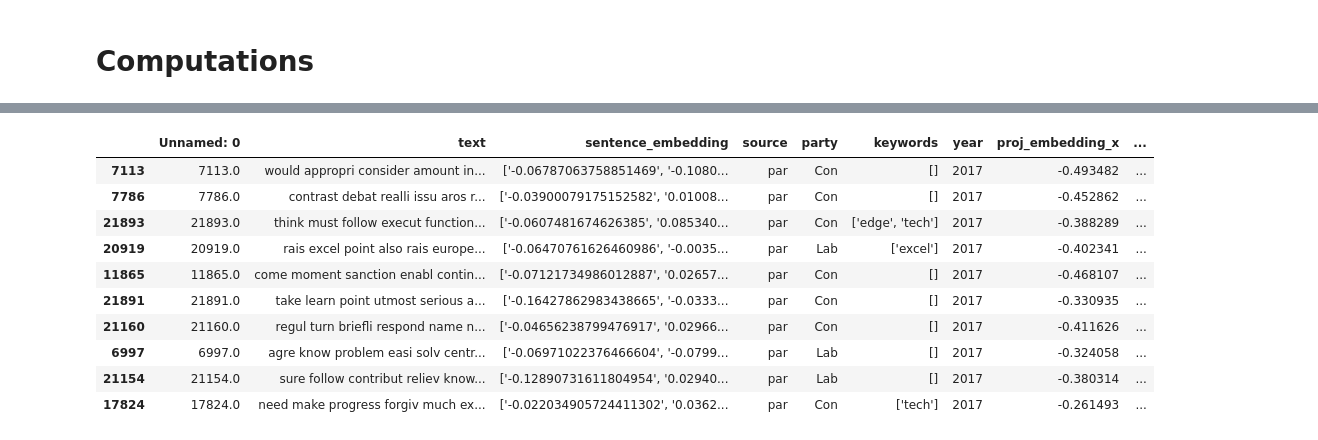
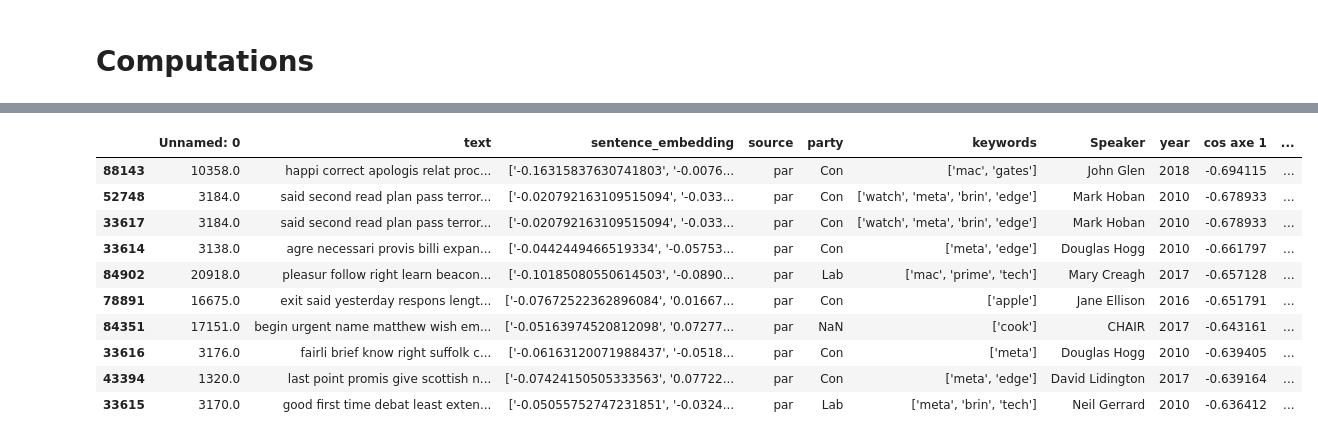
Before and after one commit to alexmaxad/ML-for-political-science, a Jupyter notebook: notebooks/word analysis/partizan_articles.ipynb, the cells around one changed output, grey strips where cells are left out. Cells and saved outputs as stored; diff of their text form; code cells hidden in the pictures.

```diff
--- a/notebooks/word analysis/partizan_articles.ipynb
+++ b/notebooks/word analysis/partizan_articles.ipynb
@@ -49,2 +17,7 @@ Cosine Similarity b1-b2: 0.09162228538266397
 # %% [markdown]
 # **Computations**
+# %%
+df_BT = pd.read_csv('data/current_dataframes/df_BT', index_col=[0]).reset_index()
+# %%
+df = df_BT.loc[df_BT['year'] == 2017]
+df = df_BT.loc[df_BT['class'].isin(['ap', 'fb'])]
@@ -87,14 +76,14 @@ scatter_representative_speeches(df_2017, 30)
 # %%
-representative_speeches(df_2017, 10)[1]
+representative_speeches(df, 10)[1]
 # %% [output]
-|  | Unnamed: 0 | text | sentence_embedding | source | party | keywords | year | proj_embedding_x | ... |
-| 7113 | 7113.0 | would appropri consider amount in... | ['-0.06787063758851469', '-0.1080... | par | Con | [] | 2017 | -0.493482 | ... |
-| 7786 | 7786.0 | contrast debat realli issu aros r... | ['-0.03900079175152582', '0.01008... | par | Con | [] | 2017 | -0.452862 | ... |
-| 21893 | 21893.0 | think must follow execut function... | ['-0.0607481674626385', '0.085340... | par | Con | ['edge', 'tech'] | 2017 | -0.388289 | ... |
-| 20919 | 20919.0 | rais excel point also rais europe... | ['-0.06470761626460986', '-0.0035... | par | Lab | ['excel'] | 2017 | -0.402341 | ... |
-| 11865 | 11865.0 | come moment sanction enabl contin... | ['-0.07121734986012887', '0.02657... | par | Con | [] | 2017 | -0.468107 | ... |
-| 21891 | 21891.0 | take learn point utmost serious a... | ['-0.16427862983438665', '-0.0333... | par | Con | [] | 2017 | -0.330935 | ... |
-| 21160 | 21160.0 | regul turn briefli respond name n... | ['-0.04656238799476917', '0.02966... | par | Con | [] | 2017 | -0.411626 | ... |
-| 6997 | 6997.0 | agre know problem easi solv centr... | ['-0.06971022376466604', '-0.0799... | par | Lab | [] | 2017 | -0.324058 | ... |
-| 21154 | 21154.0 | sure follow contribut reliev know... | ['-0.12890731611804954', '0.02940... | par | Lab | [] | 2017 | -0.380314 | ... |
-| 17824 | 17824.0 | need make progress forgiv much ex... | ['-0.022034905724411302', '0.0362... | par | Con | ['tech'] | 2017 | -0.261493 | ... |
+|  | Unnamed: 0 | text | sentence_embedding | source | party | keywords | Speaker | year | cos axe 1 | ... |
+| 88143 | 10358.0 | happi correct apologis relat proc... | ['-0.16315837630741803', '-0.0076... | par | Con | ['mac', 'gates'] | John Glen | 2018 | -0.694115 | ... |
+| 52748 | 3184.0 | said second read plan pass terror... | ['-0.020792163109515094', '-0.033... | par | Con | ['watch', 'meta', 'brin', 'edge'] | Mark Hoban | 2010 | -0.678933 | ... |
+| 33617 | 3184.0 | said second read plan pass terror... | ['-0.020792163109515094', '-0.033... | par | Con | ['watch', 'meta', 'brin', 'edge'] | Mark Hoban | 2010 | -0.678933 | ... |
+| 33614 | 3138.0 | agre necessari provis billi expan... | ['-0.0442449466519334', '-0.05753... | par | Con | ['meta', 'edge'] | Douglas Hogg | 2010 | -0.661797 | ... |
+| 84902 | 20918.0 | pleasur follow right learn beacon... | ['-0.10185080550614503', '-0.0890... | par | Lab | ['mac', 'prime', 'tech'] | Mary Creagh | 2017 | -0.657128 | ... |
+| 78891 | 16675.0 | exit said yesterday respons lengt... | ['-0.07672522362896084', '0.01667... | par | Con | ['apple'] | Jane Ellison | 2016 | -0.651791 | ... |
+| 84351 | 17151.0 | begin urgent name matthew wish em... | ['-0.05163974520812098', '0.07277... | par | NaN | ['cook'] | CHAIR | 2017 | -0.643161 | ... |
+| 33616 | 3176.0 | fairli brief know right suffolk c... | ['-0.06163120071988437', '-0.0518... | par | Con | ['meta'] | Douglas Hogg | 2010 | -0.639405 | ... |
+| 43394 | 1320.0 | last point promis give scottish n... | ['-0.07424150505333563', '0.07722... | par | Con | ['meta', 'edge'] | David Lidington | 2017 | -0.639164 | ... |
+| 33615 | 3170.0 | good first time debat least exten... | ['-0.05055752747231851', '-0.0324... | par | Lab | ['meta', 'brin', 'tech'] | Neil Gerrard | 2010 | -0.636412 | ... |
```
Also changed, not shown: parts of 4 cells of this notebook, 4 other files.
